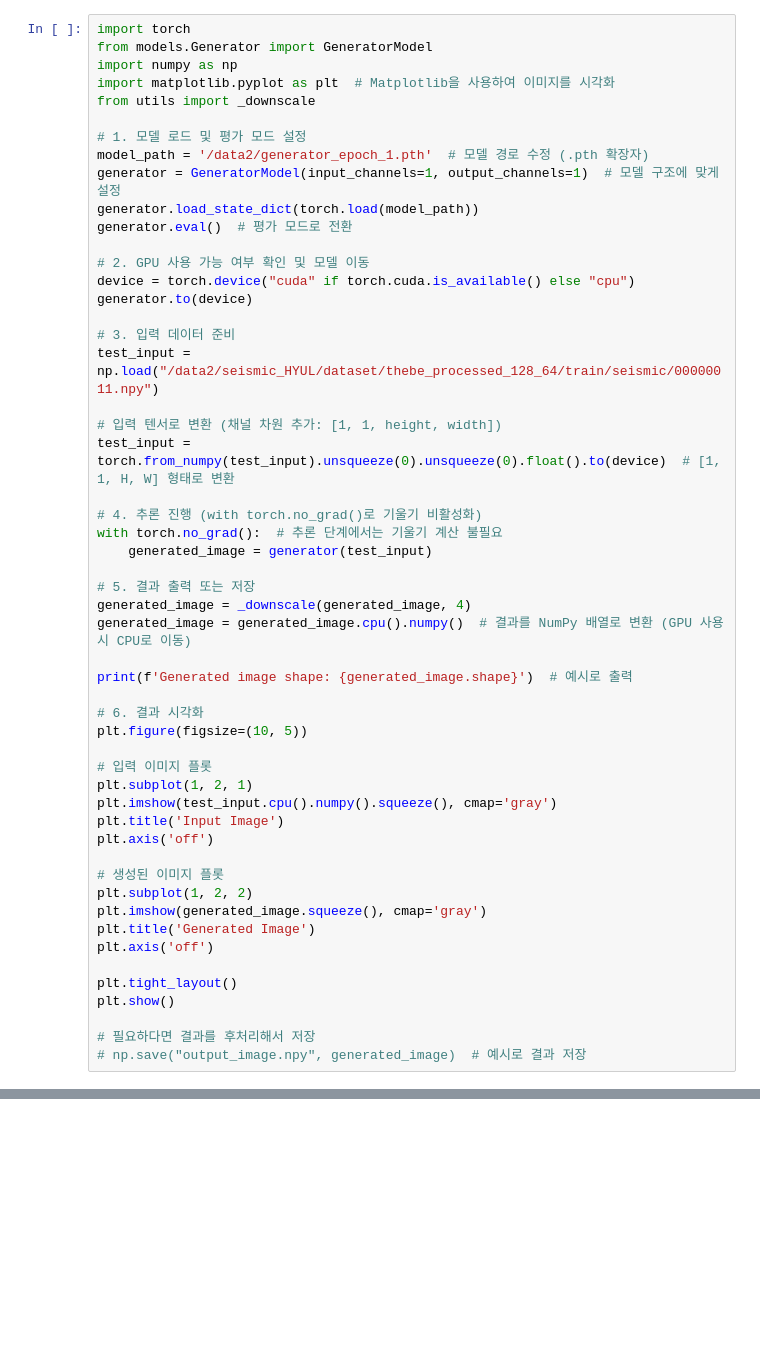
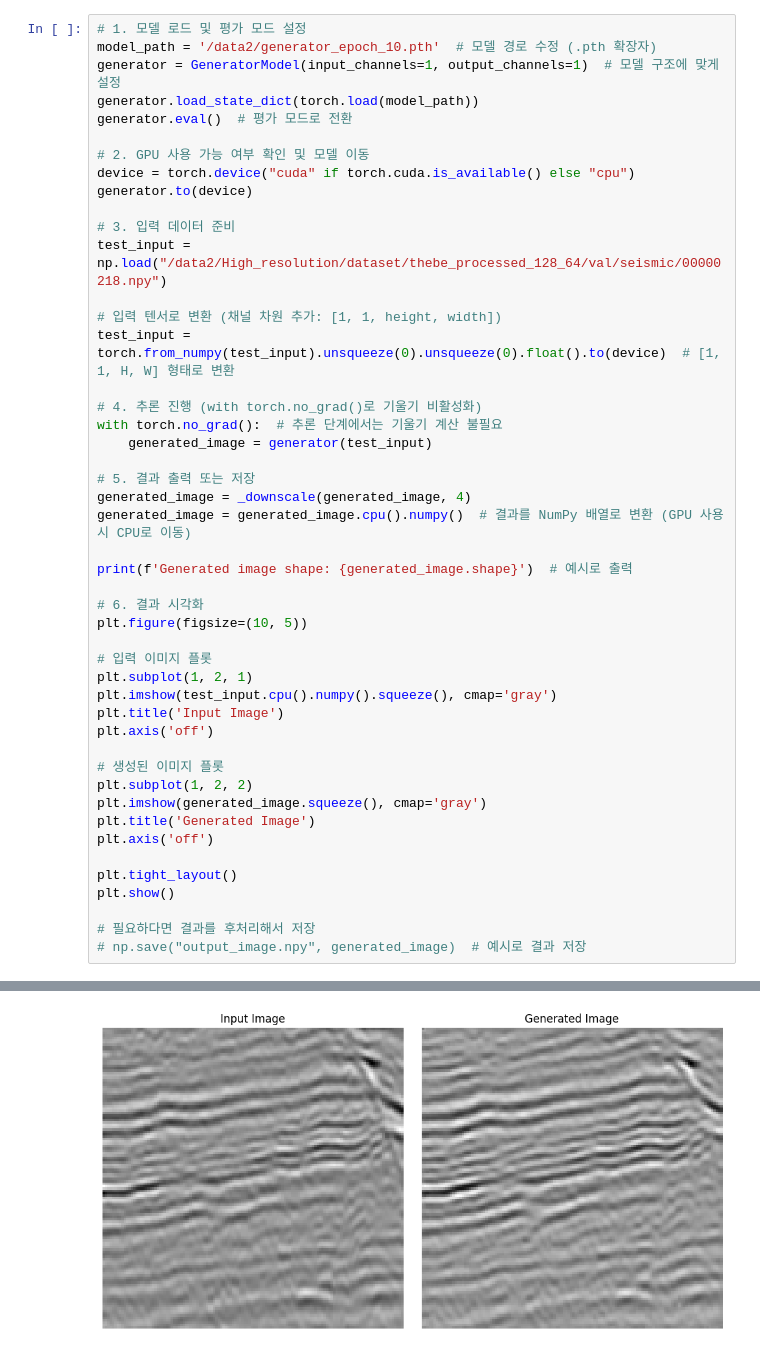
Before and after one commit to Hyul48/Seismic-Resolution-with-Deeplearning, a Jupyter notebook: inference.ipynb, the cells around one changed output, grey strips where cells are left out. Cells and saved outputs as stored; diff of their text form; blank space fills up the shorter version.

```diff
--- a/inference.ipynb
+++ b/inference.ipynb
@@ -1,12 +7,6 @@
 # %%
-import torch
-from models.Generator import GeneratorModel
-import numpy as np
-import matplotlib.pyplot as plt  # Matplotlib을 사용하여 이미지를 시각화
-from utils import _downscale
-
 # 1. 모델 로드 및 평가 모드 설정
-model_path = '/data2/generator_epoch_1.pth'  # 모델 경로 수정 (.pth 확장자)
+model_path = '/data2/generator_epoch_10.pth'  # 모델 경로 수정 (.pth 확장자)
 generator = GeneratorModel(input_channels=1, output_channels=1)  # 모델 구조에 맞게 설정
 generator.load_state_dict(torch.load(model_path))
 generator.eval()  # 평가 모드로 전환
@@ -16,7 +16,7 @@ device = torch.device("cuda" if torch.cuda.is_available() else "cpu")
 generator.to(device)
 
 # 3. 입력 데이터 준비
-test_input = np.load("/data2/seismic_HYUL/dataset/thebe_processed_128_64/train/seismic/00000011.npy")
+test_input = np.load("/data2/High_resolution/dataset/thebe_processed_128_64/val/seismic/00000218.npy")
 
 # 입력 텐서로 변환 (채널 차원 추가: [1, 1, height, width])
 test_input = torch.from_numpy(test_input).unsqueeze(0).unsqueeze(0).float().to(device)  # [1, 1, H, W] 형태로 변환
@@ -55,0 +56 @@ NameError: name '_downscale' is not defined
+[figure, added]
```
Also changed, not shown: parts of 2 cells of this notebook, 4 other files.
